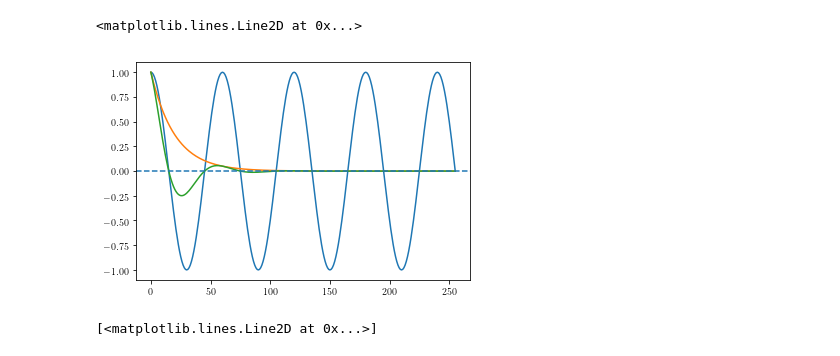
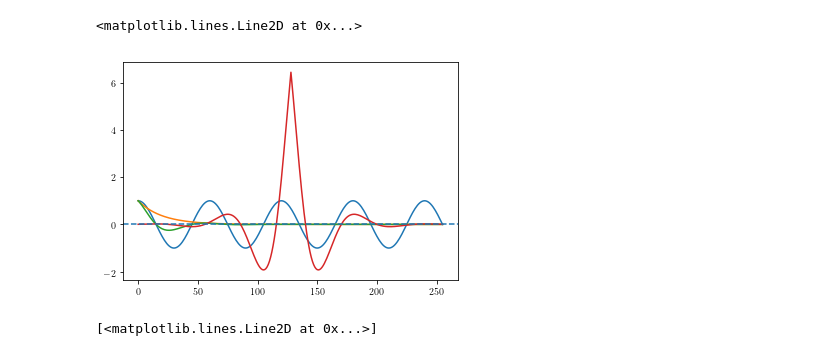
Before and after one commit to mlazarn/Summer18Research, a Jupyter notebook: MonteCarloSim/Untitled7.ipynb, the cells around one changed output. Saved outputs shown, nothing was run; the diff lists cells and outputs as text; code cells hidden in the pictures.

```diff
--- a/MonteCarloSim/Untitled7.ipynb
+++ b/MonteCarloSim/Untitled7.ipynb
@@ -26,16 +26,18 @@ A = 1.0 #0.125
 f = (0 + np.cos(o*x)) #/2
 g = A * np.exp(-a * x)
 h = np.multiply(f,g)
+k = np.convolve(h, h[::-1], mode='same')
 # %%
 fig1, ax1 = plt.subplots(facecolor="white")
 ax1.plot(x[0:256], A*f[0:256])
 ax1.plot(x[0:256], g[0:256])
 ax1.plot(x[0:256], h[0:256])
+ax1.plot(x[0:256], k[0:256])
 ax1.axhline(0.0, linestyle='--')
 #ax1.set_ylim(bottom=0.0, top=0.15)
 # %% [output]
 <matplotlib.lines.Line2D at 0x...>
-[figure, old version]
+[figure, new version]
 # %%
 n = f.shape[-1]
 # %%
```
Also changed, not shown: 5 other files.
